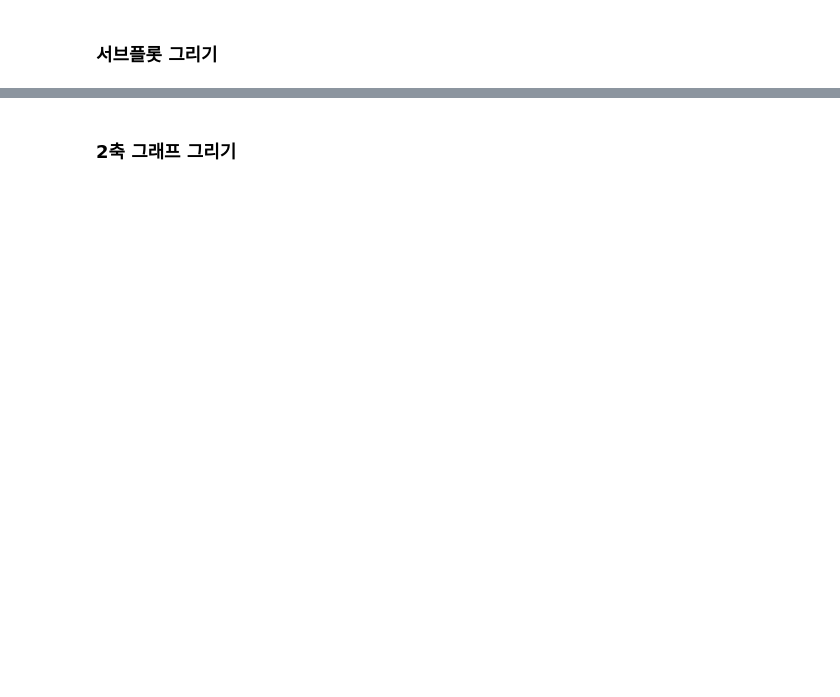
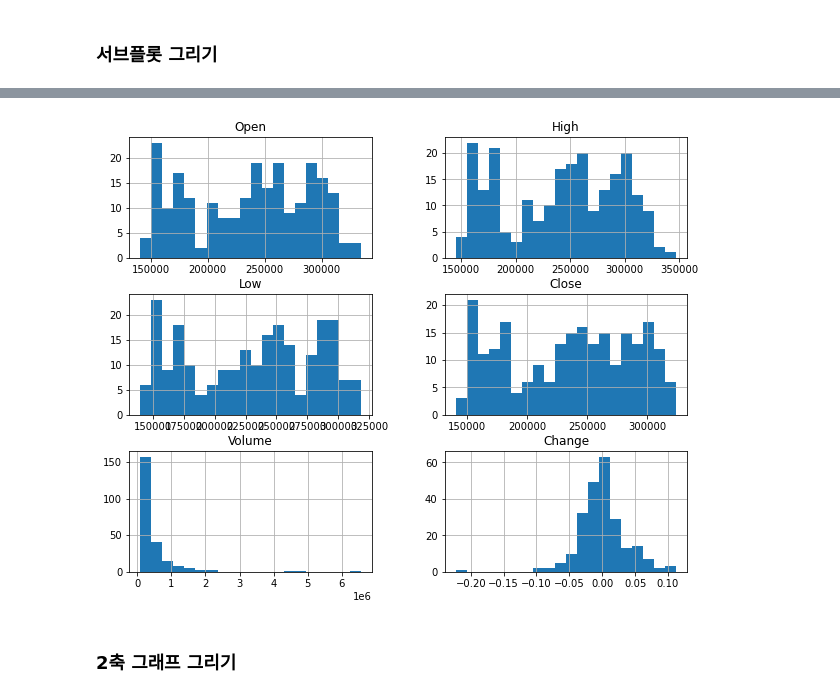
Before and after one commit to Bigdata92/finance-data-analysis-main, a Jupyter notebook: 3.1 FinanceDataReader를 통한 개별종목 수집하기-input.ipynb, the cells around one changed output, grey strips where cells are left out. Saved outputs shown, nothing was run; the diff lists cells and outputs as text; code cells hidden in the pictures; blank space fills up the shorter version.

```diff
--- a/3.1 FinanceDataReader를 통한 개별종목 수집하기-input.ipynb
+++ b/3.1 FinanceDataReader를 통한 개별종목 수집하기-input.ipynb
@@ -179,3 +232,8 @@ fdr.DataReader(item_code_by_item_name("삼성전자"))
+# %%
+# 히스토그램 그리기
+g = stock_daily.hist(figsize=(10,8), bins=20)
+# %% [output]
+[figure, added]
 # %% [markdown]
 ### 2축 그래프 그리기
 # %%
```
Also changed, not shown: parts of 12 cells of this notebook.
